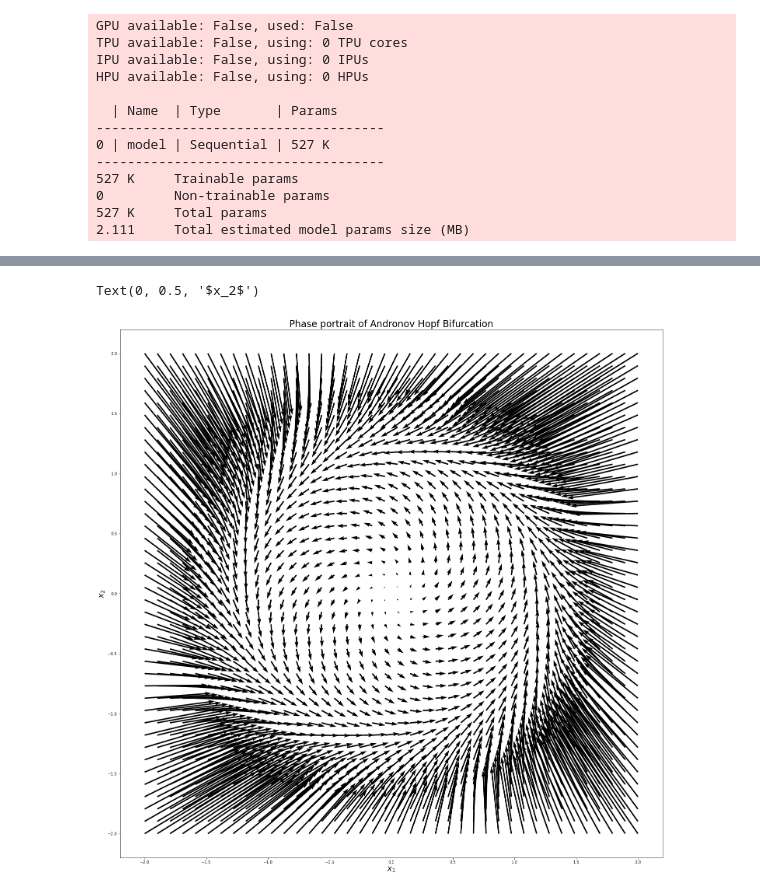
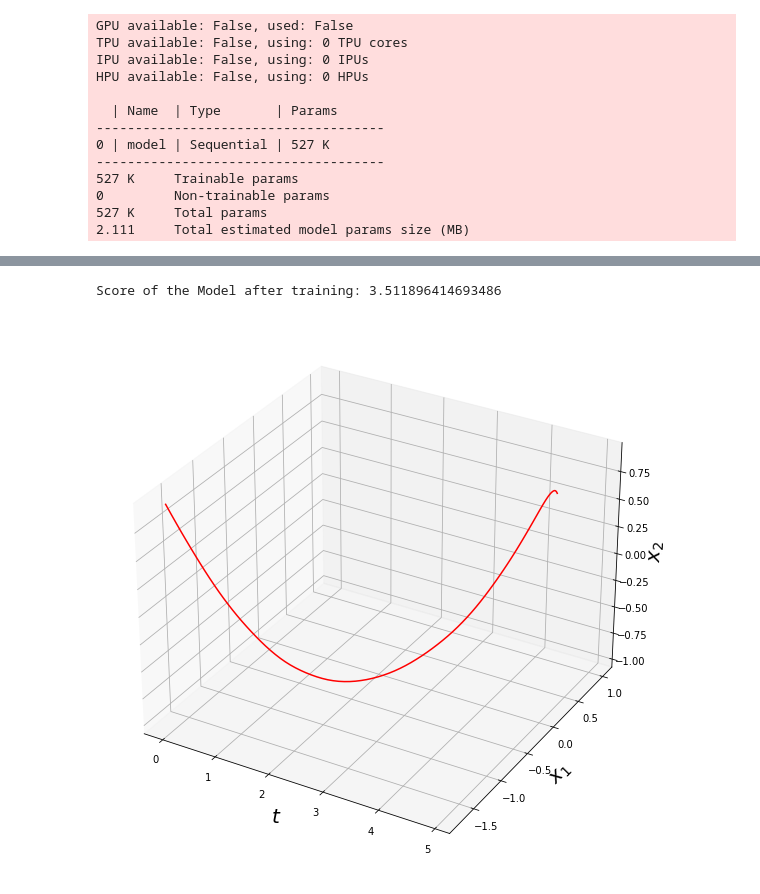
Before and after one commit to mlcms-SS22-Group-A/mlcms-SS22-Group-A, a Jupyter notebook: Euler.ipynb, the cells around one changed output, grey strips where cells are left out. Saved outputs shown, nothing was run; the diff lists cells and outputs as text; code cells hidden in the pictures.

```diff
--- a/Euler.ipynb
+++ b/Euler.ipynb
@@ -93,15 +70,15 @@ Text(0.5, 0, '$x_2$')
 # %%
-train_dataloader = torch.utils.data.DataLoader(training_set,
-                                         shuffle=False,
-                                         batch_size=hparams["batch_size"],
-                                         num_workers=8)
-validation__dataloader = torch.utils.data.DataLoader(validation_set,
-                                         shuffle=False,
-                                         batch_size=hparams["batch_size"],
-                                         num_workers=8)
+train_dataloader = DataLoader(training_set,
+                              shuffle=False,
+                              batch_size=hparams["batch_size"],
+                              num_workers=8)
+validation_dataloader = DataLoader(validation_set,
+                                    shuffle=False,
+                                    batch_size=hparams["batch_size"],
+                                    num_workers=8)
 # %%
 trainer = pl.Trainer(
-    max_epochs=1,
+    max_epochs=100,
     log_every_n_steps=5,
     gpus=1 if torch.cuda.is_available() else None
 )
@@ -144,19 +101,10 @@ Text(0.5, 0, '$x_2$')
-# %%
-positions = np.empty((40, 40, 2))
-next_positions = np.empty((40, 40, 2))
-for idx1, i in enumerate(np.linspace(-2, 2, 40)):
-    for idx2, j in enumerate(np.linspace(-2, 2, 40)):
-        positions[idx1][idx2] = np.array((i, j))
-        position = torch.tensor((i, j))
-        next_positions[idx1][idx2] = (model(position.float())).detach().numpy()
-derivatives = (next_positions - positions) / delta_t
-fig = plt.figure(figsize=(25, 25))
-ax = fig.add_subplot()
-ax.quiver(positions[:, :, 0], positions[:, :, 1], derivatives[:, :, 0], derivatives[:, :, 1], units="xy", scale=10)
-ax.set_title(r"Phase portrait of Andronov Hopf Bifurcation", fontsize=24)
-ax.set_xlabel(r"$x_1$", fontsize=20)
-ax.set_ylabel(r"$x_2$", fontsize=20)
-#fig.savefig(save_location + "phase_portrait.png");
-# %% [output]
-Text(0, 0.5, '$x_2$')
-[figure, removed]
+# %%
+model.hparams["delta_t"] = 0.05
+t_eval_tmp = np.arange(0, 5, 0.05).round(2)
+t_eval_tmp = np.delete(t_eval_tmp, -1, 0)
+print("Score of the Model after training:", evaluate_model(model, validation_set, hparams, device))
+recreation = recreate_trajectory(model, validation_set[0, 0, :], t_eval_tmp[0], t_eval_tmp[-1], model.hparams["delta_t"], device)
+plot_trajectory(recreation, t_eval_tmp)
+# %% [output]
+Score of the Model after training: 3.511896414693486
+[figure, added]
```
Also changed, not shown: parts of 18 cells of this notebook, 2 other files.
